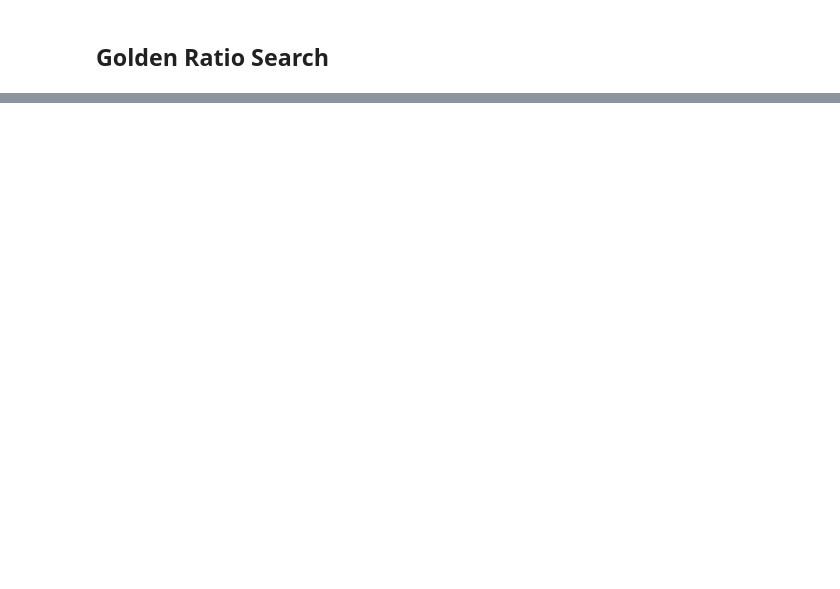
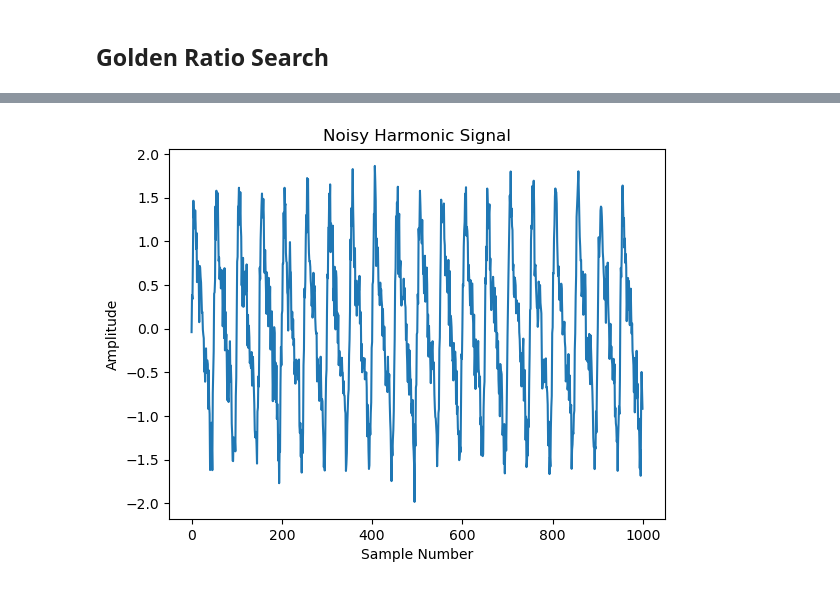
Before and after one commit to jamesobaldwin/CUNY_coursework, a Jupyter notebook: CM/code/CM_practice_code.ipynb, the cells around one changed output, grey strips where cells are left out. Drawn from its saved outputs; the diff is of its cells as text; code cells hidden in the pictures; blank space fills up the shorter version.

```diff
--- a/CM/code/CM_practice_code.ipynb
+++ b/CM/code/CM_practice_code.ipynb
@@ -503,0 +603,38 @@ The min falls at 1.630516067174875 nm
+# %%
+# Parameters for the signal
+sampling_rate = 1000  # samples per second
+duration = 1  # seconds
+fundamental_frequency = 20  # Hz, fundamental frequency
+harmonic2_frequency = 2 * fundamental_frequency  # 2nd harmonic
+harmonic3_frequency = 3 * fundamental_frequency  # 3rd harmonic
+amplitude = 1  # amplitude of the fundamental signal
+
+# Generate time points
+t = np.linspace(0, duration, int(sampling_rate * duration), endpoint=False)
+
+# Generate the fundamental sine wave
+signal_fundamental = amplitude * np.sin(2 * np.pi * fundamental_frequency * t)
+
+# Generate the harmonics (2nd and 3rd harmonics)
+signal_harmonic2 = (amplitude / 2) * np.sin(2 * np.pi * harmonic2_frequency * t)
+signal_harmonic3 = (amplitude / 3) * np.sin(2 * np.pi * harmonic3_frequency * t)
+
+# Combine the fundamental signal with its harmonics
+combined_signal = signal_fundamental + signal_harmonic2 + signal_harmonic3
+
+# Add some noise to the signal
+noise = 0.2 * np.random.normal(size=combined_signal.shape)
+noisy_signal = combined_signal + noise
+
+# # Save the signal to a txt file
+# file_path = '/Users/jaba_the_what/CUNY/CUNY_coursework/CM/code/noisy_pitch1.txt'
+# np.savetxt(file_path, noisy_signal)
+
+# Plot the signal
+plt.plot(noisy_signal)
+plt.title('Noisy Harmonic Signal')
+plt.xlabel('Sample Number')
+plt.ylabel('Amplitude')
+plt.show()
+# %% [output]
+[figure, added]
```
Also changed, not shown: parts of 12 cells of this notebook, 3 other files.
